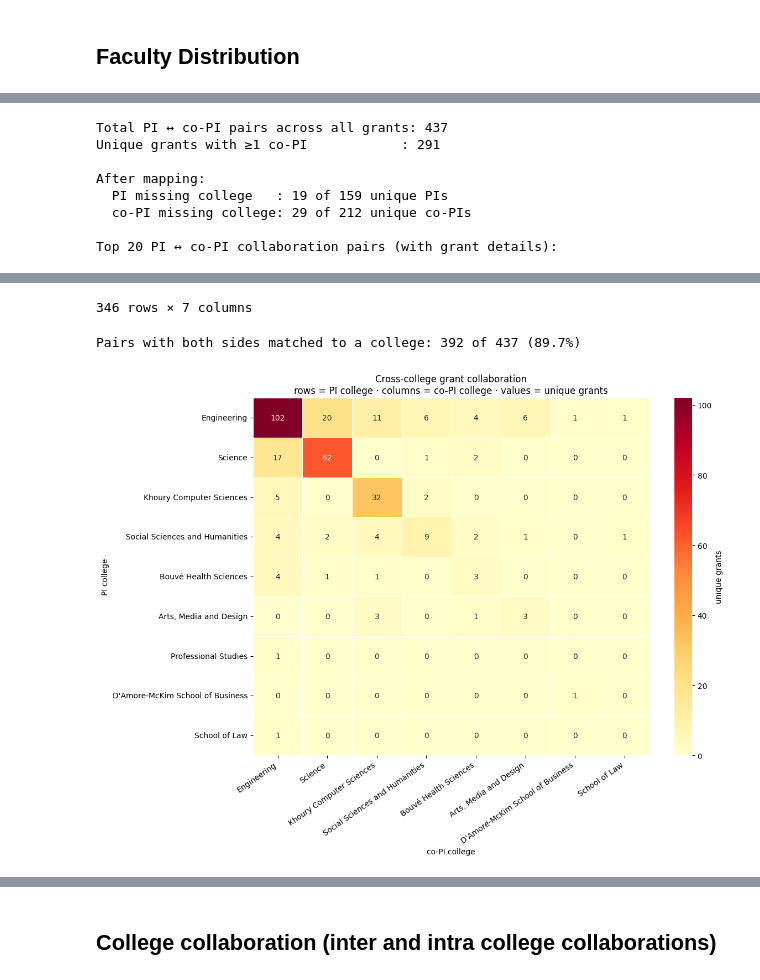
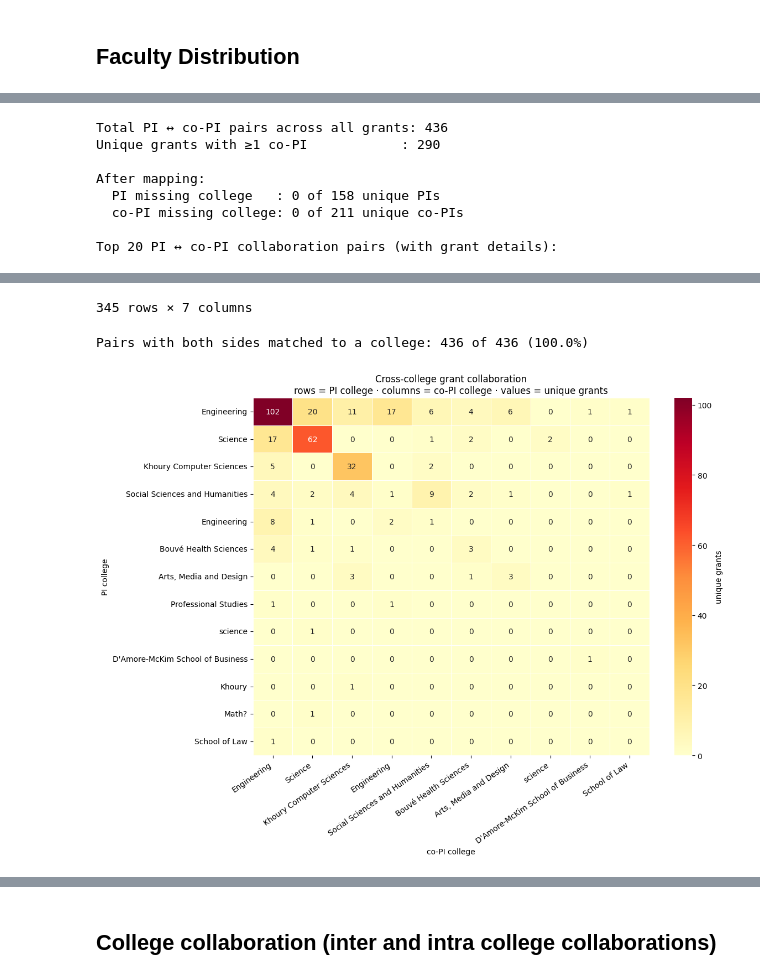
Before and after one commit to ebertini/visualizing-neu, a Jupyter notebook: notebooks/01_schema_overview.ipynb, the cells around one changed output, grey strips where cells are left out. Cells and saved outputs as stored; diff of their text form; code cells hidden in the pictures.

```diff
--- a/notebooks/01_schema_overview.ipynb
+++ b/notebooks/01_schema_overview.ipynb
@@ -36,19 +36,17 @@ Available parquet files: ['faculty.parquet', 'faculty_id_lookup.parquet', 'grant
 # Load cleaned, normalized Parquet tables from Week 3 pipeline
 faculty = pd.read_parquet(PROCESSED_DIR / 'faculty.parquet')
 grants = pd.read_parquet(PROCESSED_DIR / 'grants.parquet')
-grant_faculty = pd.read_parquet(PROCESSED_DIR / 'grant_faculty.parquet')
-grant_text = pd.read_parquet(PROCESSED_DIR / 'grant_text.parquet')
-faculty_lookup = pd.read_parquet(PROCESSED_DIR / 'faculty_id_lookup.parquet')
+faculty_grants = pd.read_parquet(PROCESSED_DIR / 'faculty_grants.parquet')
+grant_abstracts = pd.read_parquet(PROCESSED_DIR / 'grant_abstracts.parquet')
 
-# Create a 'ri' dataframe by merging grants + grant_faculty for compatibility with existing analysis code
-ri = grant_faculty.merge(grants, on='grantid', how='left')
+# Create a 'ri' dataframe by merging grants + faculty_grants for compatibility with existing analysis code
+ri = faculty_grants.merge(grants, on='grant_id', how='left')
 
 print("Loaded tables:")
 print(f"  faculty:         {faculty.shape}")
 print(f"  grants:          {grants.shape}")
-print(f"  grant_faculty:   {grant_faculty.shape}")
-print(f"  grant_text:      {grant_text.shape}")
-print(f"  faculty_lookup:  {faculty_lookup.shape}")
+print(f"  faculty_grants:   {faculty_grants.shape}")
+print(f"  grant_abstracts:      {grant_abstracts.shape}")
 print(f"  ri (merged):     {ri.shape} — compatible with existing analysis\n")
 print("Data is clean, normalized, and ready for analysis.")
 print("\nColumn names in ri:")
@@ -394,36 +406,32 @@ import seaborn as sns
 import matplotlib.pyplot as plt
 
 # Data already loaded from Parquet in cell 3
-ri_dedup = ri.drop_duplicates(subset=['grantid', 'clientfacultyid'])
+ri_dedup = ri.drop_duplicates(subset=['grant_id', 'faculty_id'])
 
 # ── 1. Build PI ↔ co-PI pairs per grant ──────────────────────────────────────
-pi_rows   = ri_dedup[ri_dedup['iscopi'] == 0][['grantid', 'clientfacultyid', 'personname']].rename(
-    columns={'clientfacultyid': 'pi_id', 'personname': 'pi_name'})
-copi_rows = ri_dedup[ri_dedup['iscopi'] == 1][['grantid', 'clientfacultyid', 'personname']].rename(
-    columns={'clientfacultyid': 'copi_id', 'personname': 'copi_name'})
+pi_rows   = ri_dedup[ri_dedup['is_copi'] == 0][['grant_id', 'faculty_id', 'faculty_name']].rename(
+    columns={'faculty_id': 'pi_id', 'faculty_name': 'pi_name'})
+copi_rows = ri_dedup[ri_dedup['is_copi'] == 1][['grant_id', 'faculty_id', 'faculty_name']].rename(
+    columns={'faculty_id': 'copi_id', 'faculty_name': 'copi_name'})
 
-pairs = pi_rows.merge(copi_rows, on='grantid')
+pairs = pi_rows.merge(copi_rows, on='grant_id')
 print(f"Total PI ↔ co-PI pairs across all grants: {len(pairs):,}")
-print(f"Unique grants with ≥1 co-PI            : {pairs['grantid'].nunique():,}\n")
+print(f"Unique grants with ≥1 co-PI            : {pairs['grant_id'].nunique():,}\n")
 
 # ── 1b. Add grant details (title and funding source) ─────────────────────────
-grant_details = ri_dedup[['grantid', 'grantname', 'agencyname']].drop_duplicates(subset=['grantid'])
-pairs = pairs.merge(grant_details, on='grantid', how='left')
+grant_details = ri_dedup[['grant_id', 'grantname', 'agencyname']].drop_duplicates(subset=['grant_id'])
+pairs = pairs.merge(grant_details, on='grant_id', how='left')
 
-# ── 2. Enrich each person with college via Employee ID ↔ clientfacultyid ──────
+# ── 2. Enrich each person with college via Employee ID ↔ faculty_id ──────
 id_to_college = (
-    faculty.dropna(subset=['employee id'])
-           .set_index('employee id')['superior_academic_unit']
+    faculty.dropna(subset=['faculty_id'])
+           .set_index('faculty_id')['superior_academic_unit']
            .to_dict()
 )
 
 pairs['pi_college']   = pairs['pi_id'].map(id_to_college)
 pairs['copi_college'] = pairs['copi_id'].map(id_to_college)
 
-# ── 2b. Use faculty_lookup for additional unmatched faculty mapping ──
-id_to_college_lookup = faculty_lookup.set_index('faculty_id')['college'].to_dict()
-pairs['pi_college']   = pairs['pi_college'].fillna(pairs['pi_id'].map(id_to_college_lookup))
-pairs['copi_college'] = pairs['copi_college'].fillna(pairs['copi_id'].map(id_to_college_lookup))
 
 print(f"After mapping:")
 print(f"  PI missing college   : {pairs['pi_college'].isna().sum()} of {len(pairs.drop_duplicates('pi_id'))} unique PIs")
@@ -433,15 +441,15 @@ print(f"  co-PI missing college: {pairs['copi_college'].isna().sum()} of {len(pa
 all_pairs = (
     pairs.groupby(['pi_name', 'pi_college', 'copi_name', 'copi_college'], as_index=False, dropna=False)
          .agg(
-             n_grants=('grantid', 'nunique'),
+             n_grants=('grant_id', 'nunique'),
              **{'grant_titles (unique grants seperated by |)': ('grantname', lambda x: ' | '.join(sorted(set(x.dropna()))[:5]) )},  # Top 5 unique titles
              agencies=('agencyname', lambda x: ', '.join(sorted(set(x.dropna()))))
          )
          .sort_values('n_grants', ascending=False)
          .reset_index(drop=True)
 )
-all_pairs['pi_college']   = all_pairs['pi_college'].fillna('(still unmatched)')
-all_pairs['copi_college'] = all_pairs['copi_college'].fillna('(still unmatched)')
+all_pairs['pi_college']   = all_pairs['pi_college'].astype(str).fillna('(still unmatched)')
+all_pairs['copi_college'] = all_pairs['copi_college'].astype(str).fillna('(still unmatched)')
 print("Top 20 PI ↔ co-PI collaboration pairs (with grant details):")
 with pd.option_context('display.max_rows', 20, 'display.max_colwidth', 60):
     display(all_pairs[['pi_name', 'pi_college', 'copi_name', 'copi_college', 'n_grants', 'grant_titles (unique grants seperated by |)', 'agencies']])
@@ -454,7 +462,7 @@ print(f"\nPairs with both sides matched to a college: {n_pairs_matched:,} of {n_
       f"({n_pairs_matched/n_pairs_total*100:.1f}%)\n")
 
 collab_matrix = (
-    matched.groupby(['pi_college', 'copi_college'])['grantid']
+    matched.groupby(['pi_college', 'copi_college'])['grant_id']
            .nunique()
            .unstack(fill_value=0)
 )
@@ -484,12 +492,12 @@ plt.yticks(rotation=0)
 plt.tight_layout()
 plt.show()
 # %% [output]
-Total PI ↔ co-PI pairs across all grants: 437
-Unique grants with ≥1 co-PI            : 291
+Total PI ↔ co-PI pairs across all grants: 436
+Unique grants with ≥1 co-PI            : 290
 
 After mapping:
-  PI missing college   : 19 of 159 unique PIs
-  co-PI missing college: 29 of 212 unique co-PIs
+  PI missing college   : 0 of 158 unique PIs
+  co-PI missing college: 0 of 211 unique co-PIs
 
 Top 20 PI ↔ co-PI collaboration pairs (with grant details):
 |  | pi_name | pi_college | copi_name | copi_college | n_grants | grant_titles (unique grants seper... | agencies |
@@ -507,6 +515,6 @@ Top 20 PI ↔ co-PI collaboration pairs (with grant details):
-346 rows × 7 columns
+345 rows × 7 columns
-Pairs with both sides matched to a college: 392 of 437 (89.7%)
+Pairs with both sides matched to a college: 436 of 436 (100.0%)
-[figure, old version]
+[figure, new version]
 # %%
 # Summary: Unmatched individuals (from collaboration analysis)
 # Note: The 'pairs' dataframe was created in the cell above with colleges filled in
```
Also changed, not shown: parts of 24 cells of this notebook, 36 other files.
